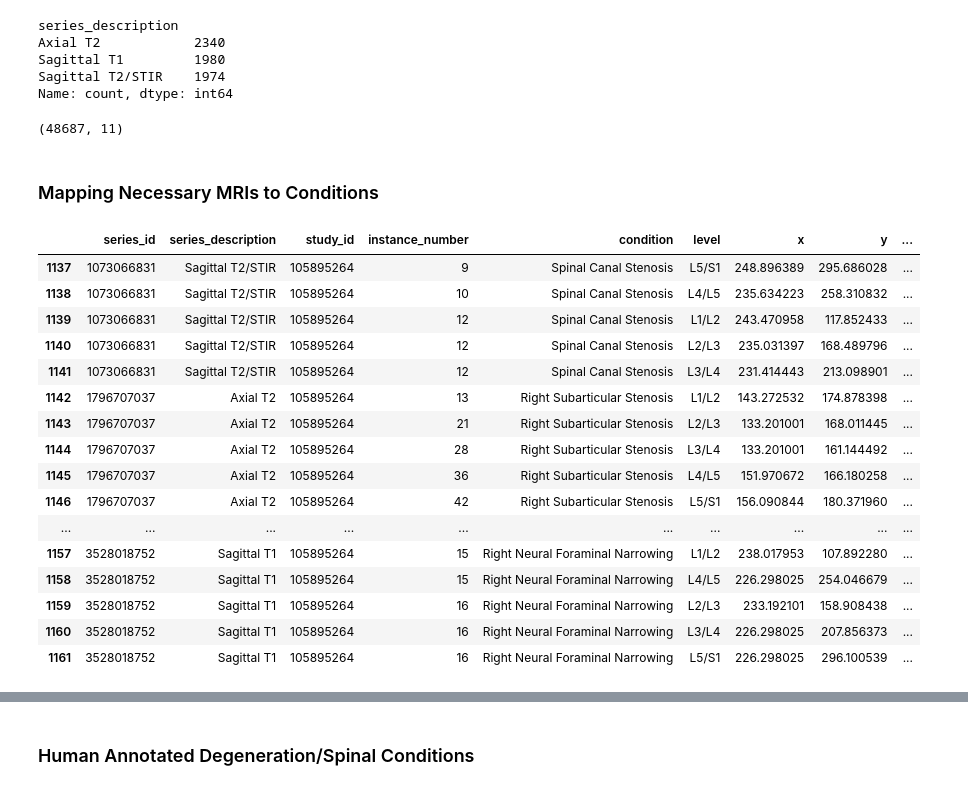
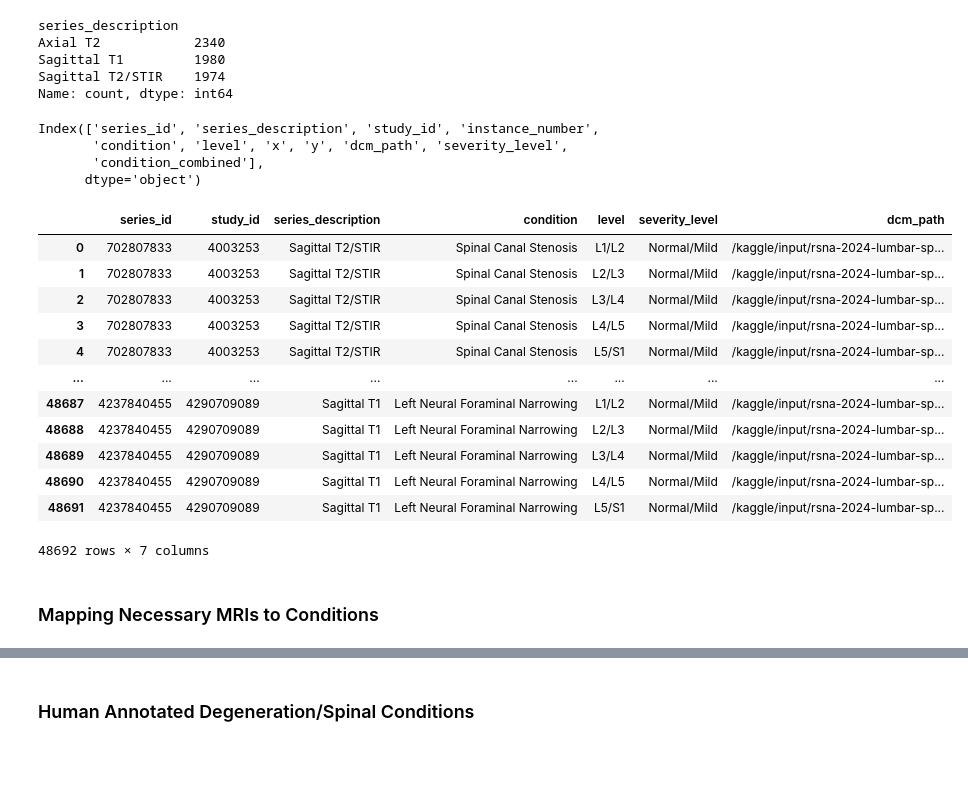
Before and after one commit to ahmedembeddedxx/lumbar-spine-degenerative-classification, a Jupyter notebook: src/ML/lumbar-seg.ipynb, the cells around one changed output, grey strips where cells are left out. Cells and saved outputs as stored; diff of their text form; code cells hidden in the pictures; blank space fills up the shorter version.

```diff
--- a/src/ML/lumbar-seg.ipynb
+++ b/src/ML/lumbar-seg.ipynb
@@ -35,7 +37,7 @@ label_data = pd.read_csv('/kaggle/input/rsna-2024-lumbar-spine-degenerative-clas
 
 path_list = []
 for study_id, series_id, instance_number in zip(label_data['study_id'], label_data['series_id'], label_data['instance_number']):
-    path_list.append(f'/kaggle/input/rsna-2024-lumbar-spine-degenerative-classification/train_images/{study_id}/{series_id}/{instance_number}.dcm')
+    path_list.append(f'/kaggle/input/rsna-2024-lumbar-spine-degenerative-classification/train_images/{study_id}/{series_id}')
 
 label_data['dcm_path'] = path_list
 label_data.head(5)
@@ -141,38 +142,51 @@ merged_df.drop(columns = ['spinal_canal_stenosis_l1_l2',
        'right_subarticular_stenosis_l4_l5',
        'right_subarticular_stenosis_l5_s1'], inplace = True)
 # %%
-merged_df.shape
+merged_df.columns
 # %% [output]
-(48687, 11)
+Index(['series_id', 'series_description', 'study_id', 'instance_number',
+       'condition', 'level', 'x', 'y', 'dcm_path', 'severity_level',
+       'condition_combined'],
+      dtype='object')
+# %%
+complete_df = pd.merge(
+    description_data[['series_id', 'study_id', 'series_description']],
+    merged_df[['series_id', 'study_id', 'condition', 'level', 'severity_level', 'dcm_path']],
+    on='series_id',
+    how='inner'
+)
+
+complete_df['severity_level'] = complete_df['severity_level'].fillna('no degeneration')
+complete_df['condition'] = complete_df['condition'].fillna('no condition')
+complete_df['level'] = complete_df['level'].fillna('no level')
+
+complete_df.drop(columns = ['study_id_y'], inplace=True)
+complete_df.rename(columns={'study_id_x':'study_id'}, inplace=True)
+# %%
+complete_df
+# %% [output]
+|  | series_id | study_id | series_description | condition | level | severity_level | dcm_path |
+| 0 | 702807833 | 4003253 | Sagittal T2/STIR | Spinal Canal Stenosis | L1/L2 | Normal/Mild | /kaggle/input/rsna-2024-lumbar-sp... |
+| 1 | 702807833 | 4003253 | Sagittal T2/STIR | Spinal Canal Stenosis | L2/L3 | Normal/Mild | /kaggle/input/rsna-2024-lumbar-sp... |
+| 2 | 702807833 | 4003253 | Sagittal T2/STIR | Spinal Canal Stenosis | L3/L4 | Normal/Mild | /kaggle/input/rsna-2024-lumbar-sp... |
+| 3 | 702807833 | 4003253 | Sagittal T2/STIR | Spinal Canal Stenosis | L4/L5 | Normal/Mild | /kaggle/input/rsna-2024-lumbar-sp... |
+| 4 | 702807833 | 4003253 | Sagittal T2/STIR | Spinal Canal Stenosis | L5/S1 | Normal/Mild | /kaggle/input/rsna-2024-lumbar-sp... |
+| ... | ... | ... | ... | ... | ... | ... | ... |
+| 48687 | 4237840455 | 4290709089 | Sagittal T1 | Left Neural Foraminal Narrowing | L1/L2 | Normal/Mild | /kaggle/input/rsna-2024-lumbar-sp... |
+| 48688 | 4237840455 | 4290709089 | Sagittal T1 | Left Neural Foraminal Narrowing | L2/L3 | Normal/Mild | /kaggle/input/rsna-2024-lumbar-sp... |
+| 48689 | 4237840455 | 4290709089 | Sagittal T1 | Left Neural Foraminal Narrowing | L3/L4 | Normal/Mild | /kaggle/input/rsna-2024-lumbar-sp... |
+| 48690 | 4237840455 | 4290709089 | Sagittal T1 | Left Neural Foraminal Narrowing | L4/L5 | Normal/Mild | /kaggle/input/rsna-2024-lumbar-sp... |
+| 48691 | 4237840455 | 4290709089 | Sagittal T1 | Left Neural Foraminal Narrowing | L5/S1 | Normal/Mild | /kaggle/input/rsna-2024-lumbar-sp... |
+48692 rows × 7 columns
 # %% [markdown]
 ### Mapping Necessary MRIs to Conditions
 # %%
 tqdm.pandas()
 
 conditions_to_drop = (
-    ((merged_df["series_description"] == "Sagittal T2/STIR") & (merged_df["condition"] != "Spinal Canal Stenosis")) |
-    ((merged_df["series_description"] == "Axial T2") & (merged_df["condition"] != "Right Subarticular Stenosis") & (merged_df["condition"] != "Left Subarticular Stenosis")) |
-    ((merged_df["series_description"] == "Sagittal T1") & (merged_df["condition"] != "Left Neural Foraminal Narrowing") & (merged_df["condition"] != "Right Neural Foraminal Narrowing"))
+    ((complete_df["series_description"] == "Sagittal T2/STIR") & (complete_df["condition"] != "Spinal Canal Stenosis")) |
+    ((complete_df["series_description"] == "Axial T2") & (complete_df["condition"] != "Right Subarticular Stenosis") & (complete_df["condition"] != "Left Subarticular Stenosis")) |
+    ((complete_df["series_description"] == "Sagittal T1") & (complete_df["condition"] != "Left Neural Foraminal Narrowing") & (complete_df["condition"] != "Right Neural Foraminal Narrowing"))
 )
 
-merged_df = merged_df[~conditions_to_drop].reset_index(drop=True)
-
-merged_df[merged_df['study_id'] == 105895264]
+complete_df = complete_df[~conditions_to_drop].reset_index(drop=True)
-# %% [output]
-|  | series_id | series_description | study_id | instance_number | condition | level | x | y | ... |
-| 1137 | 1073066831 | Sagittal T2/STIR | 105895264 | 9 | Spinal Canal Stenosis | L5/S1 | 248.896389 | 295.686028 | ... |
-| 1138 | 1073066831 | Sagittal T2/STIR | 105895264 | 10 | Spinal Canal Stenosis | L4/L5 | 235.634223 | 258.310832 | ... |
-| 1139 | 1073066831 | Sagittal T2/STIR | 105895264 | 12 | Spinal Canal Stenosis | L1/L2 | 243.470958 | 117.852433 | ... |
-| 1140 | 1073066831 | Sagittal T2/STIR | 105895264 | 12 | Spinal Canal Stenosis | L2/L3 | 235.031397 | 168.489796 | ... |
-| 1141 | 1073066831 | Sagittal T2/STIR | 105895264 | 12 | Spinal Canal Stenosis | L3/L4 | 231.414443 | 213.098901 | ... |
-| 1142 | 1796707037 | Axial T2 | 105895264 | 13 | Right Subarticular Stenosis | L1/L2 | 143.272532 | 174.878398 | ... |
-| 1143 | 1796707037 | Axial T2 | 105895264 | 21 | Right Subarticular Stenosis | L2/L3 | 133.201001 | 168.011445 | ... |
-| 1144 | 1796707037 | Axial T2 | 105895264 | 28 | Right Subarticular Stenosis | L3/L4 | 133.201001 | 161.144492 | ... |
-| 1145 | 1796707037 | Axial T2 | 105895264 | 36 | Right Subarticular Stenosis | L4/L5 | 151.970672 | 166.180258 | ... |
-| 1146 | 1796707037 | Axial T2 | 105895264 | 42 | Right Subarticular Stenosis | L5/S1 | 156.090844 | 180.371960 | ... |
-| ... | ... | ... | ... | ... | ... | ... | ... | ... | ... |
-| 1157 | 3528018752 | Sagittal T1 | 105895264 | 15 | Right Neural Foraminal Narrowing | L1/L2 | 238.017953 | 107.892280 | ... |
-| 1158 | 3528018752 | Sagittal T1 | 105895264 | 15 | Right Neural Foraminal Narrowing | L4/L5 | 226.298025 | 254.046679 | ... |
-| 1159 | 3528018752 | Sagittal T1 | 105895264 | 16 | Right Neural Foraminal Narrowing | L2/L3 | 233.192101 | 158.908438 | ... |
-| 1160 | 3528018752 | Sagittal T1 | 105895264 | 16 | Right Neural Foraminal Narrowing | L3/L4 | 226.298025 | 207.856373 | ... |
-| 1161 | 3528018752 | Sagittal T1 | 105895264 | 16 | Right Neural Foraminal Narrowing | L5/S1 | 226.298025 | 296.100539 | ... |
```
Also changed, not shown: parts of 6 cells of this notebook, 2 other files.
